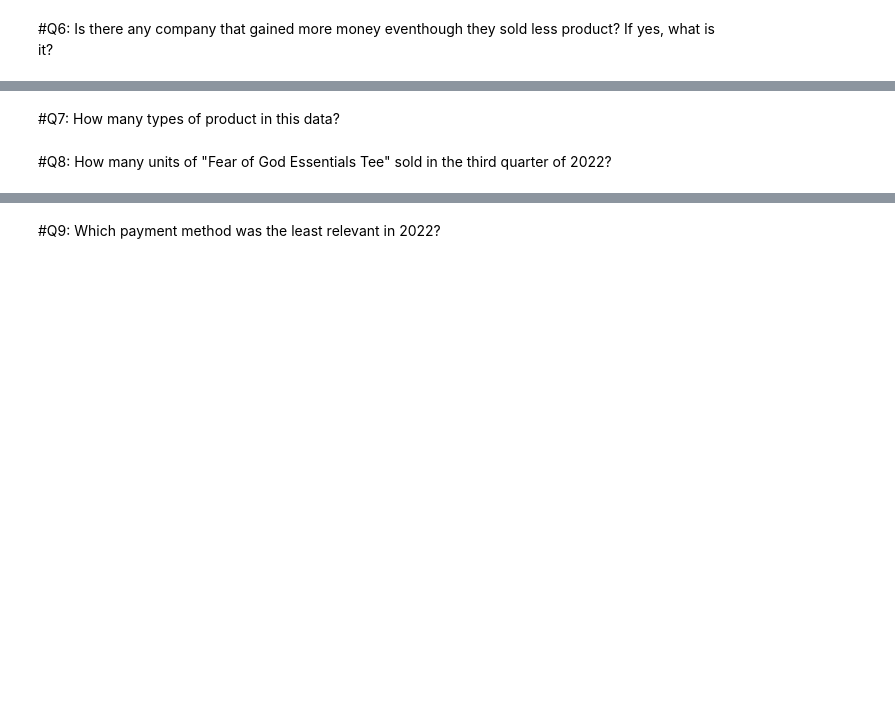
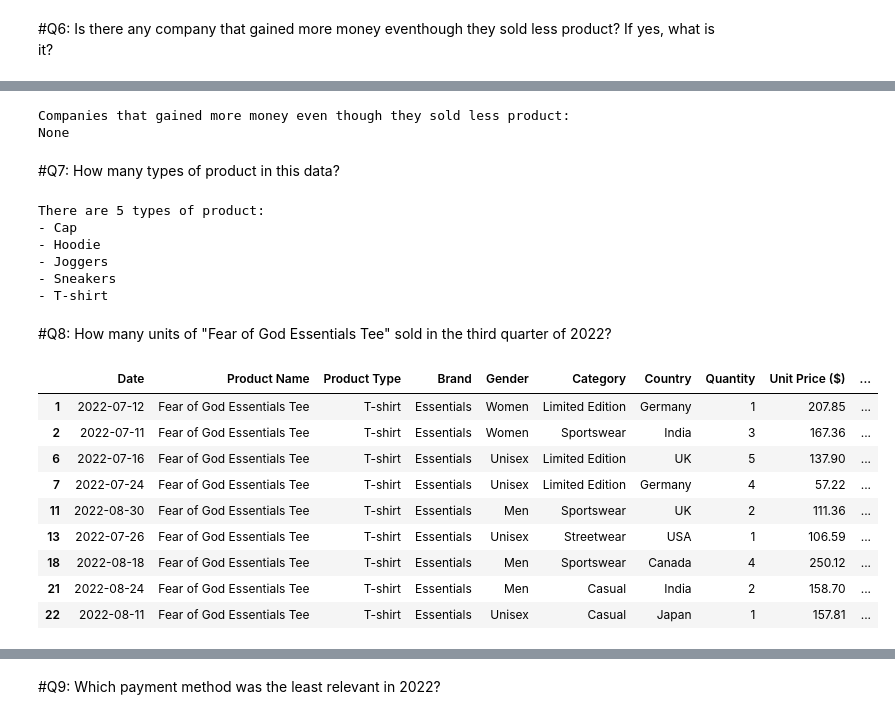
Before and after one commit to kalebcwag/Sneakers-and-Streetwears-Sales-Analytics, a Jupyter notebook: notebook.ipynb, the cells around one changed output, grey strips where cells are left out. Cells and saved outputs as stored; diff of their text form; code cells hidden in the pictures; blank space fills up the shorter version.

```diff
--- a/notebook.ipynb
+++ b/notebook.ipynb
@@ -235,4 +262,56 @@ plt.show()
+# %%
+# Iterate through gains2_by_company to find if there are brands that sells less (Quantity) but gain more (Amount ($))
+
+# Sort the DataFrame by Quantity in ascending order and then by Amount ($) in descending order
+sorted_gains = gains2_by_company.sort_values(by=['Quantity', 'Amount ($)'], ascending=[True, False])
+
+templist = [] #added
+
+print("Companies that gained more money even though they sold less product:")
+for i in range(1, len(sorted_gains)):
+    if sorted_gains.iloc[i]['Amount ($)'] > sorted_gains.iloc[i-1]['Amount ($)'] and sorted_gains.iloc[i]['Quantity'] < sorted_gains.iloc[i-1]['Quantity']:
+        s = f"- {sorted_gains.iloc[i]['Brand']}" #modified
+        print(s) #added
+        templist.append(s) #added
+
+if len(templist) == 0: #added
+    print("None") #added
+# %% [output]
+Companies that gained more money even though they sold less product:
+None
 # %% [markdown]
 #Q7: How many types of product in this data?
+# %%
+product_types = df[["Product Type"]]
+
+product_types = product_types.groupby("Product Type", as_index=False).count()
+
+print(f"There are {len(product_types)} types of product:")
+for i in range(len(product_types)):
+    print(f"- {product_types.iloc[i]['Product Type']}")
+# %% [output]
+There are 5 types of product:
+- Cap
+- Hoodie
+- Joggers
+- Sneakers
+- T-shirt
 # %% [markdown]
 #Q8: How many units of "Fear of God Essentials Tee" sold in the third quarter of 2022?
+# %%
+fog_q3 = df[(df["Product Name"] == "Fear of God Essentials Tee")]
+
+fog_q3 = fog_q3[(fog_q3["Date"] >= "2022-07-01") & (fog_q3["Date"] < "2022-10-01")].reset_index(drop=True)
+
+fog_q3
+# %% [output]
+|  | Date | Product Name | Product Type | Brand | Gender | Category | Country | Quantity | Unit Price ($) | ... |
+| 1 | 2022-07-12 | Fear of God Essentials Tee | T-shirt | Essentials | Women | Limited Edition | Germany | 1 | 207.85 | ... |
+| 2 | 2022-07-11 | Fear of God Essentials Tee | T-shirt | Essentials | Women | Sportswear | India | 3 | 167.36 | ... |
+| 6 | 2022-07-16 | Fear of God Essentials Tee | T-shirt | Essentials | Unisex | Limited Edition | UK | 5 | 137.90 | ... |
+| 7 | 2022-07-24 | Fear of God Essentials Tee | T-shirt | Essentials | Unisex | Limited Edition | Germany | 4 | 57.22 | ... |
+| 11 | 2022-08-30 | Fear of God Essentials Tee | T-shirt | Essentials | Men | Sportswear | UK | 2 | 111.36 | ... |
+| 13 | 2022-07-26 | Fear of God Essentials Tee | T-shirt | Essentials | Unisex | Streetwear | USA | 1 | 106.59 | ... |
+| 18 | 2022-08-18 | Fear of God Essentials Tee | T-shirt | Essentials | Men | Sportswear | Canada | 4 | 250.12 | ... |
+| 21 | 2022-08-24 | Fear of God Essentials Tee | T-shirt | Essentials | Men | Casual | India | 2 | 158.70 | ... |
+| 22 | 2022-08-11 | Fear of God Essentials Tee | T-shirt | Essentials | Unisex | Casual | Japan | 1 | 157.81 | ... |
```
Also changed, not shown: parts of 12 cells of this notebook.
